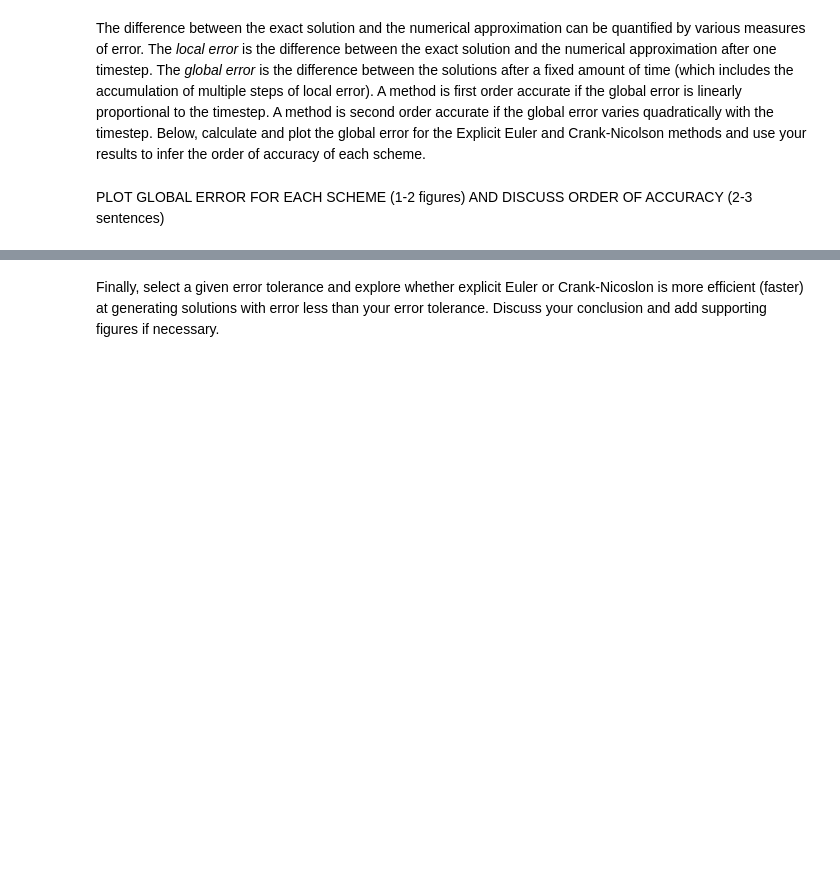
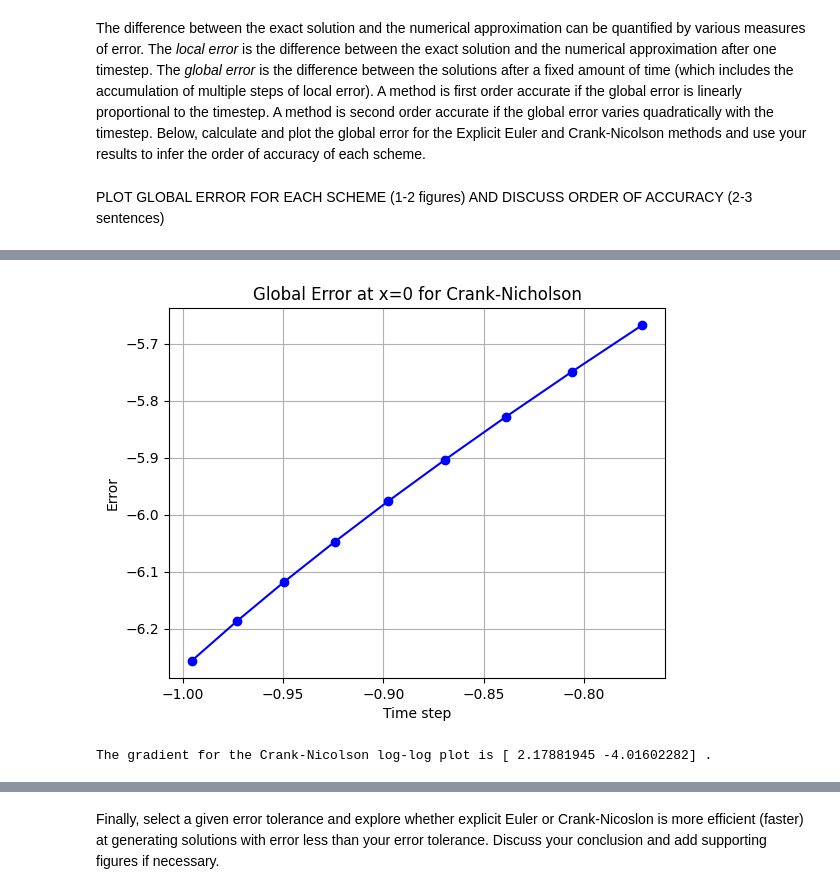
Before and after one commit to hesoane123-dev/QCES, a Jupyter notebook: Project1_numerical_methods.ipynb, the cells around one changed output, grey strips where cells are left out. Drawn from its saved outputs; the diff is of its cells as text; code cells hidden in the pictures; blank space fills up the shorter version.

```diff
--- a/Project1_numerical_methods.ipynb
+++ b/Project1_numerical_methods.ipynb
@@ -231,7 +237,7 @@ def set_ics(x, kappa, t_ic):
 Finally, define some parameters and the x and t vectors:
 # %%
 # Defining parameters
-kappa = 0.03  # diffusivity
+kappa = 0.001  # diffusivity
 
 # Timestepping parameters
 t_start = 0  # start time (note that this is not the same time used to evaluate the exact solution to set the ICs)
@@ -245,3 +251,5 @@ Nx = 100
 
 t = np.linspace(t_start, t_end, Nt)  # Create a vector of times
 x = np.linspace(x_start, x_end, Nx)  # Create a vector for x
+print(x[1]-x[0])
+print(t[1]-t[0])
@@ -328,7 +349,7 @@ plt.plot(x,np.abs(y-c_EE[:,999]))
 # %%
 # Add code to plot error here
 # Changing the temporal step
-
+kappa = 0.001
 euler_error = np.zeros(20)
 CN_error = np.zeros(20)
 N = np.arange(10,110,5) # A range of number of steps to take to get to t=10
@@ -381,4 +402,6 @@ Crank-Nicolson method took 1.40 seconds
 0.5
+[figure, added]
+The gradient for the Crank-Nicolson log-log plot is [ 2.17881945 -4.01602282] .
 # %%
 # Add code to plot error here
 # Changing the temporal step
```
Also changed, not shown: parts of 17 cells of this notebook.
